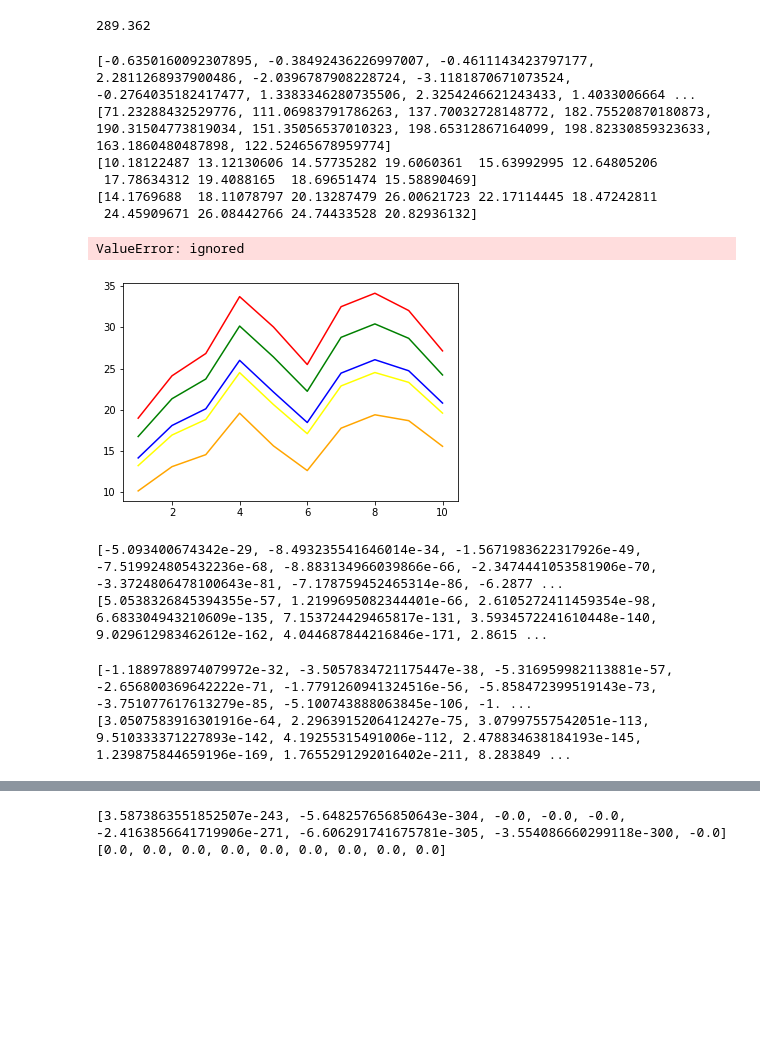
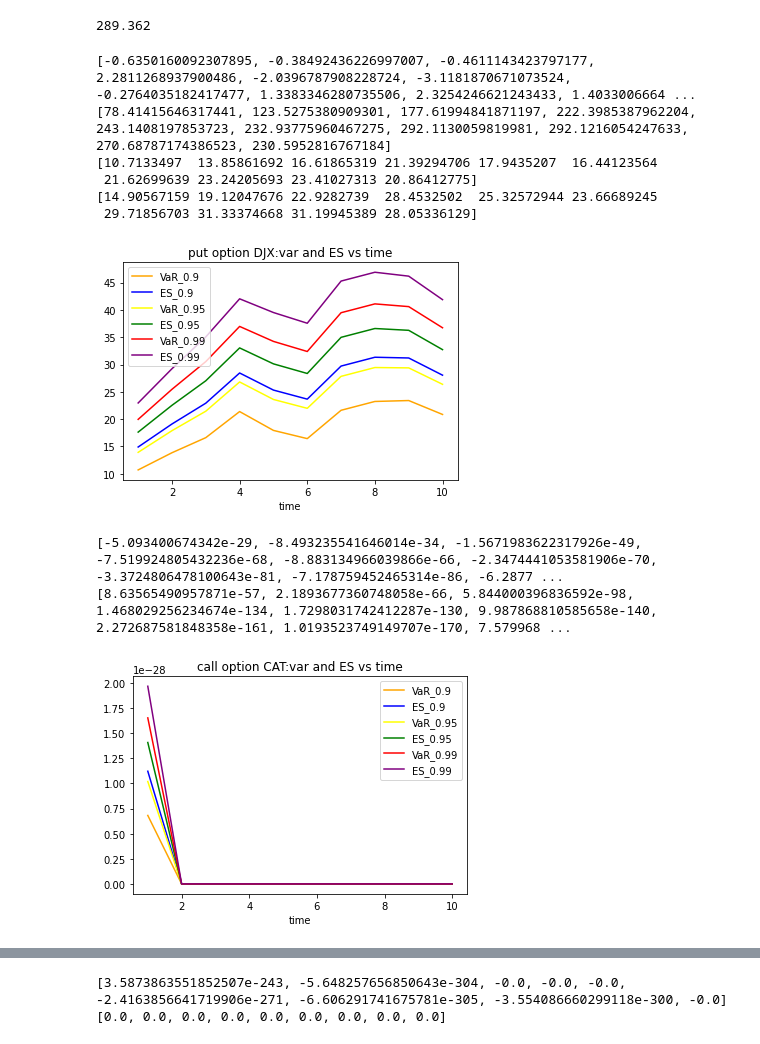
Before and after one commit to ZiyueNie/575, a Jupyter notebook: src/ib_project.ipynb, the cells around one changed output, grey strips where cells are left out. Saved outputs shown, nothing was run; the diff lists cells and outputs as text; code cells hidden in the pictures; blank space fills up the shorter version.

```diff
--- a/src/ib_project.ipynb
+++ b/src/ib_project.ipynb
@@ -128,0 +153,18 @@ print(Bond2_var)
+# %%
+B21=VaRnorm(0.9,Bond2_mu,np.sqrt(Bond2_var))
+B22=VaRnorm(0.95,Bond2_mu,np.sqrt(Bond2_var))
+B23=VaRnorm(0.99,Bond2_mu,np.sqrt(Bond2_var))
+#print(B12[0])
+#print(B13[0])
+x=np.linspace(1,10,10)
+#day=['2/22','3/1','11/1','11/4','11/5','11/6']
+plt.plot(x,B21[0],'orange',label="VaR_0.9")
+plt.plot(x,B21[1],'blue',label="ES_0.9")
+plt.plot(x,B22[0],'yellow',label="VaR_0.95")
+plt.plot(x,B22[1],'green',label="ES_0.95")
+plt.plot(x,B23[0],'red',label="VaR_0.99")
+plt.plot(x,B23[1],'purple',label="ES_0.99")
+plt.xlabel('time')
+plt.title('BOND-30 year:var and ES vs time')
+plt.legend()
+plt.show()
@@ -265,7 +309,7 @@ def putoption(M):                  #today is 2020/02/14
    #print(delta)
    #print(leverage)
    mu.append(-(theta*7/250+delta*np.mean(opt3)+rho*np.mean(ir2)+vvega*(0.1-0.1)))
-   variance.append(delta**2*(np.std(opt2)**2)+(rho**2)*(np.std(ir2)**2)+(vvega**2)*((0.1-0.1)**2))
+   variance.append(delta**2*(np.std(opt3)**2)+(rho**2)*(np.std(ir2)**2)+(vvega**2)*((0.1-0.1)**2))
    #djxmu.append(norm.fit(linlo1)[0])
    #djxvariance.append(norm.fit(linlo1)[1])
  return mu,variance
@@ -292,41 +336,53 @@ def calloption(M):                  #today is 2020/02/14
 # %%
 djx=putoption('DIA')
 print(djx[0])
 print(djx[1])
 djxVaR1=VaRnorm(0.9,djx[0],np.sqrt(djx[1]))
 djxVaR2=VaRnorm(0.95,djx[0],np.sqrt(djx[1]))
 djxVaR3=VaRnorm(0.99,djx[0],np.sqrt(djx[1]))
 print(djxVaR1[0])
 print(djxVaR1[1])
 x=np.linspace(1,10,10)
+#day=['2/22','3/1','11/1','11/4','11/5','11/6']
 plt.plot(x,djxVaR1[0],'orange',label="VaR_0.9")
 plt.plot(x,djxVaR1[1],'blue',label="ES_0.9")
 plt.plot(x,djxVaR2[0],'yellow',label="VaR_0.95")
 plt.plot(x,djxVaR2[1],'green',label="ES_0.95")
 plt.plot(x,djxVaR3[0],'red',label="VaR_0.99")
-plt.plot(x,djxVaR3[1],'greenblue',label="ES_0.99")
+plt.plot(x,djxVaR3[1],'purple',label="ES_0.99")
+plt.xlabel('time')
+plt.title('put option DJX:var and ES vs time')
 plt.legend()
 plt.show()
 # %% [output]
 [-0.6350160092307895, -0.38492436226997007, -0.4611143423797177, 2.2811268937900486, -2.0396787908228724, -3.1181870671073524, -0.2764035182417477, 1.3383346280735506, 2.3254246621243433, 1.4033006664 ...
-[71.23288432529776, 111.06983791786263, 137.70032728148772, 182.75520870180873, 190.31504773819034, 151.35056537010323, 198.65312867164099, 198.82330859323633, 163.1860480487898, 122.52465678959774]
-[10.18122487 13.12130606 14.57735282 19.6060361  15.63992995 12.64805206
- 17.78634312 19.4088165  18.69651474 15.58890469]
-[14.1769688  18.11078797 20.13287479 26.00621723 22.17114445 18.47242811
- 24.45909671 26.08442766 24.74433528 20.82936132]
+[78.41415646317441, 123.5275380909301, 177.61994841871197, 222.3985387962204, 243.1408197853723, 232.93775960467275, 292.1130059819981, 292.1216054247633, 270.68787174386523, 230.5952816767184]
+[10.7133497  13.85861692 16.61865319 21.39294706 17.9435207  16.44123564
+ 21.62699639 23.24205693 23.41027313 20.86412775]
+[14.90567159 19.12047676 22.9282739  28.4532502  25.32572944 23.66689245
+ 29.71856703 31.33374668 31.19945389 28.05336129]
-ValueError: ignored
-[figure, old version]
+[figure, new version]
-# %%
-cat=calloption('CAT')
-print(cat[0])
-print(cat[1])
-# %% [output]
-[-5.093400674342e-29, -8.493235541646014e-34, -1.5671983622317926e-49, -7.519924805432236e-68, -8.883134966039866e-66, -2.3474441053581906e-70, -3.3724806478100643e-81, -7.178759452465314e-86, -6.2877 ...
-[5.0538326845394355e-57, 1.2199695082344401e-66, 2.6105272411459354e-98, 6.683304943210609e-135, 7.153724429465817e-131, 3.5934572241610448e-140, 9.029612983462612e-162, 4.044687844216846e-171, 2.8615 ...
-# %%
-vig=calloption('VIG')
-print(vig[0])
-print(vig[1])
-# %% [output]
-[-1.1889788974079972e-32, -3.5057834721175447e-38, -5.316959982113881e-57, -2.656800369642222e-71, -1.7791260941324516e-56, -5.858472399519143e-73, -3.751077617613279e-85, -5.100743888063845e-106, -1. ...
-[3.0507583916301916e-64, 2.2963915206412427e-75, 3.07997557542051e-113, 9.510333371227893e-142, 4.19255315491006e-112, 2.478834638184193e-145, 1.239875844659196e-169, 1.7655291292016402e-211, 8.283849 ...
+# %%
+cat=calloption('CAT')
+print(cat[0])
+print(cat[1])
+cat1=VaRnorm(0.9,cat[0],np.sqrt(cat[1]))
+cat2=VaRnorm(0.95,cat[0],np.sqrt(cat[1]))
+cat3=VaRnorm(0.99,cat[0],np.sqrt(cat[1]))
+#print(cat1[0])
+#print(cat1[1])
+x=np.linspace(1,10,10)
+plt.plot(x,cat1[0],'orange',label="VaR_0.9")
+plt.plot(x,cat1[1],'blue',label="ES_0.9")
+plt.plot(x,cat2[0],'yellow',label="VaR_0.95")
+plt.plot(x,cat2[1],'green',label="ES_0.95")
+plt.plot(x,cat3[0],'red',label="VaR_0.99")
+plt.plot(x,cat3[1],'purple',label="ES_0.99")
+plt.xlabel('time')
+plt.title('call option CAT:var and ES vs time')
+plt.legend()
+plt.show()
+# %% [output]
+[-5.093400674342e-29, -8.493235541646014e-34, -1.5671983622317926e-49, -7.519924805432236e-68, -8.883134966039866e-66, -2.3474441053581906e-70, -3.3724806478100643e-81, -7.178759452465314e-86, -6.2877 ...
+[8.63565490957871e-57, 2.1893677360748058e-66, 5.844000396836592e-98, 1.468029256234674e-134, 1.7298031742412287e-130, 9.987868810585658e-140, 2.272687581848358e-161, 1.0193523749149707e-170, 7.579968 ...
+[figure, added]
```
Also changed, not shown: parts of 8 cells of this notebook.
